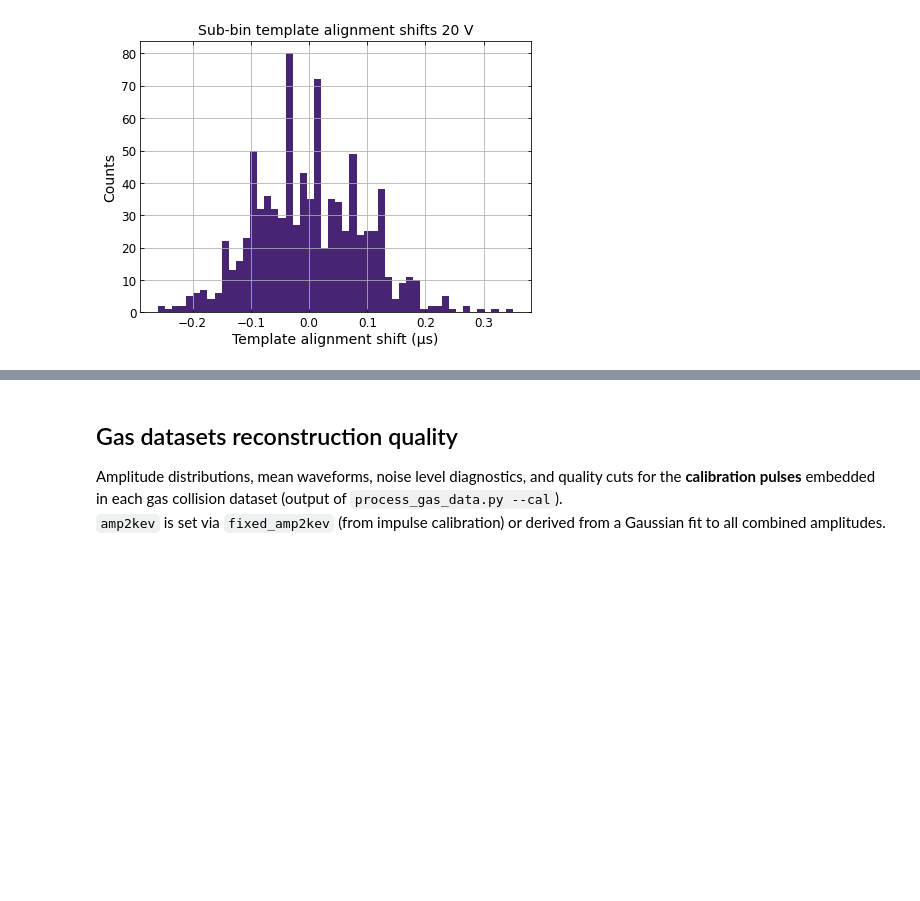
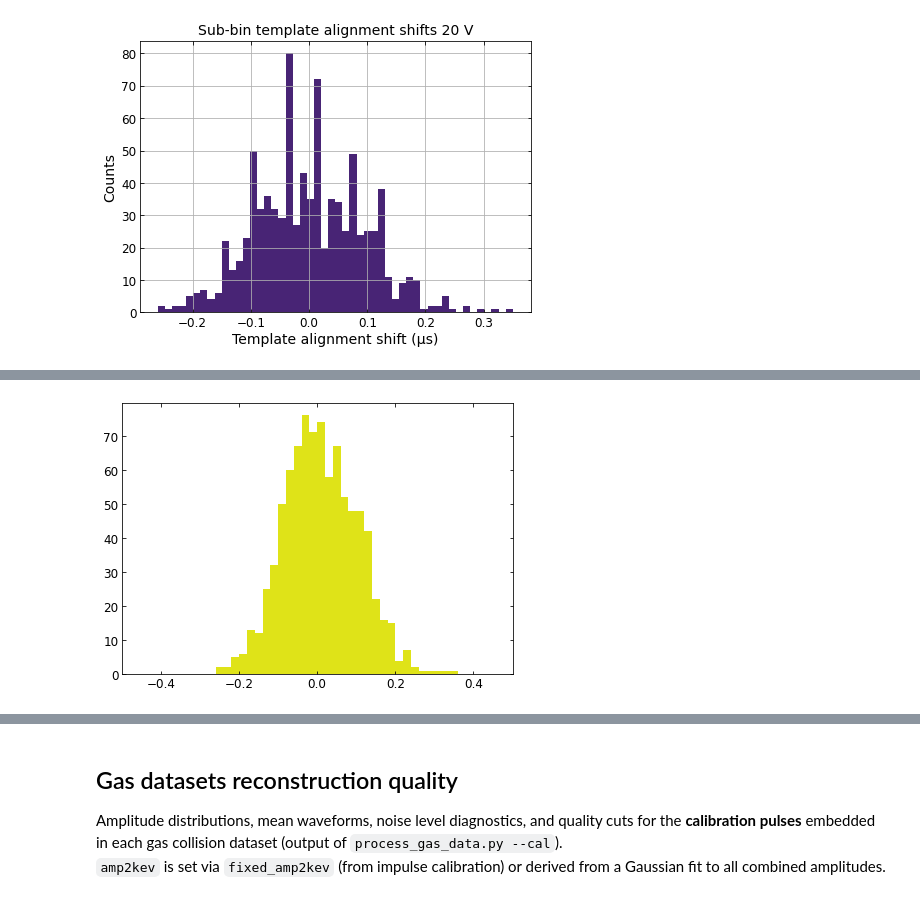
Before and after one commit to JBaeza-Rubio/Gas-collisions-time-resolution, a Jupyter notebook: 20260320_sphere_20260215_impulse_calibration.ipynb, the cells around one changed output, grey strips where cells are left out. Drawn from its saved outputs; the diff is of its cells as text; code cells hidden in the pictures; blank space fills up the shorter version.

```diff
--- a/20260320_sphere_20260215_impulse_calibration.ipynb
+++ b/20260320_sphere_20260215_impulse_calibration.ipynb
@@ -1896,0 +1897,7 @@ plt.show()
+# %%
+plt.figure()
+plt.hist(time_shifts_us, bins=fine_shifts*0.2, color=colors[v_idx]) ###same binning, plot on top with same x axis, then we can zoom in on the axes
+plt.xlim(-0.5,0.5)
+plt.show()
+# %% [output]
+[figure, added]
```
Also changed, not shown: parts of 4 cells of this notebook.
